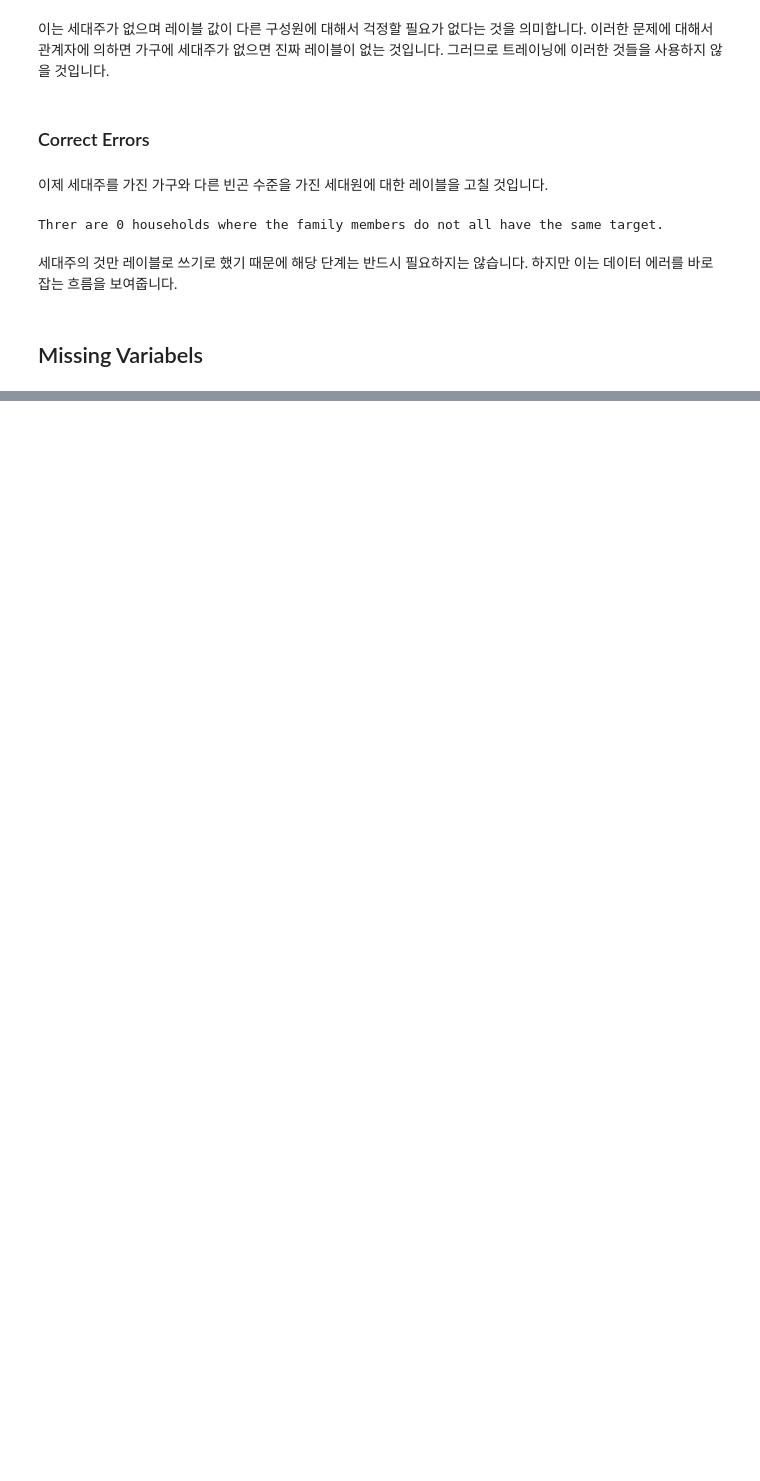
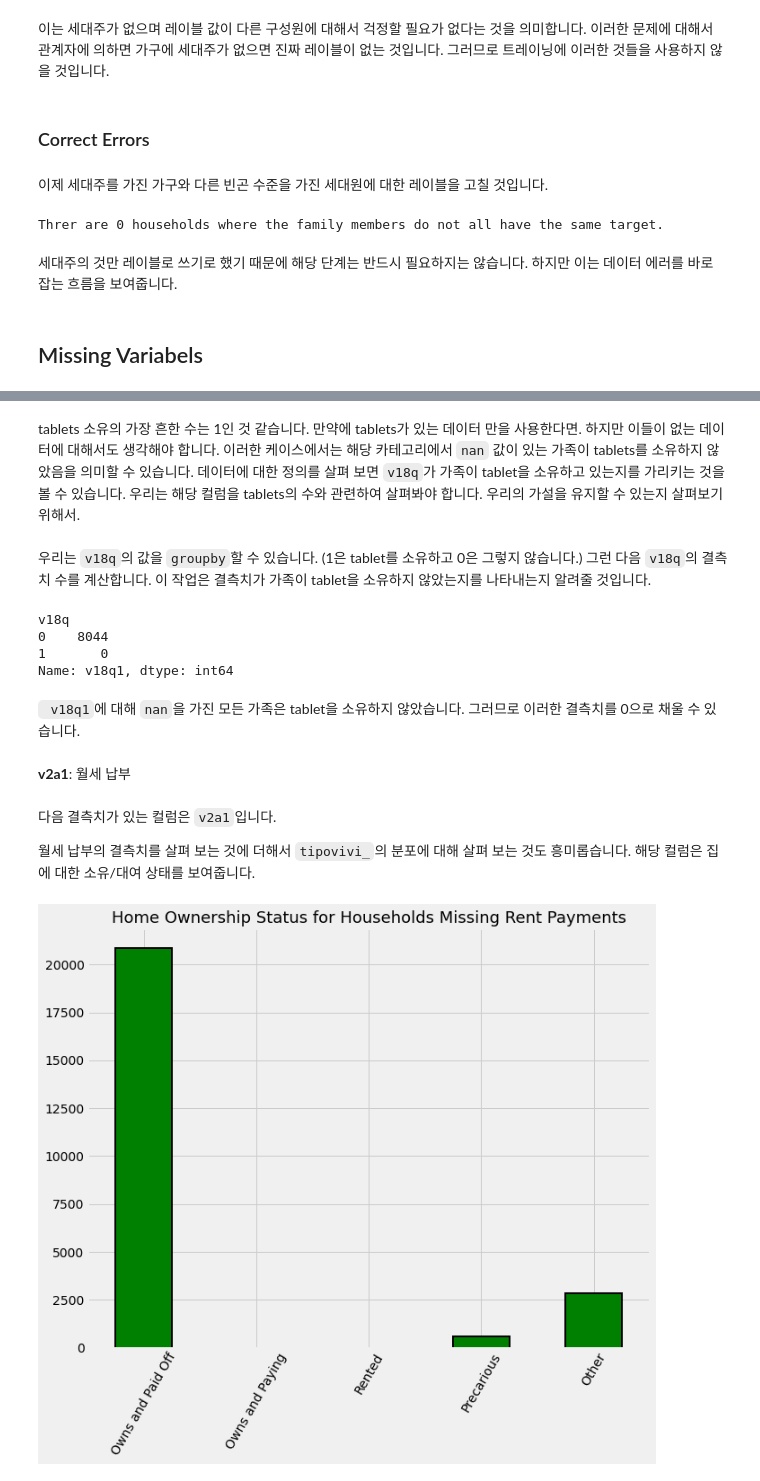
Before and after one commit to stk346/Kaggle, a Jupyter notebook: Costa Rican Household Poverty Level Prediction/A_Complete_Introduction_and_Walkthrough.ipynb, the cells around one changed output, grey strips where cells are left out. Drawn from its saved outputs; the diff is of its cells as text; code cells hidden in the pictures; blank space fills up the shorter version.

```diff
--- a/Costa Rican Household Poverty Level Prediction/A_Complete_Introduction_and_Walkthrough.ipynb
+++ b/Costa Rican Household Poverty Level Prediction/A_Complete_Introduction_and_Walkthrough.ipynb
@@ -627,0 +691,32 @@ Threr are 0 households where the family members do not all have the same target.
+# %% [markdown]
+tablets 소유의 가장 흔한 수는 1인 것 같습니다. 만약에 tablets가 있는 데이터 만을 사용한다면. 하지만 이들이 없는 데이터에 대해서도 생각해야 합니다. 이러한 케이스에서는 해당 카테고리에서 `nan` 값이 있는 가족이 tablets를 소유하지 않았음을 의미할 수 있습니다. 데이터에 대한 정의를 살펴 보면 `v18q`가 가족이 tablet을 소유하고 있는지를 가리키는 것을 볼 수 있습니다. 우리는 해당 컬럼을 tablets의 수와 관련하여 살펴봐야 합니다. 우리의 가설을 유지할 수 있는지 살펴보기 위해서.
+# %% [markdown]
+우리는 `v18q`의 값을 `groupby`할 수 있습니다. (1은 tablet를 소유하고 0은 그렇지 않습니다.) 그런 다음 `v18q`의 결측치 수를 계산합니다. 이 작업은 결측치가 가족이 tablet을 소유하지 않았는지를 나타내는지 알려줄 것입니다.
+# %%
+heads.groupby('v18q')['v18q1'].apply(lambda x: x.isnull().sum())
+# %% [output]
+v18q
+0    8044
+1       0
+Name: v18q1, dtype: int64
+# %% [markdown]
+` v18q1`에 대해 `nan`을 가진 모든 가족은 tablet을 소유하지 않았습니다. 그러므로 이러한 결측치를 0으로 채울 수 있습니다.
+# %%
+data['v18q1'] = data['v18q1'].fillna(0)
+# %% [markdown]
+**v2a1**: 월세 납부
+# %% [markdown]
+다음 결측치가 있는 컬럼은 `v2a1`입니다.
+
+월세 납부의 결측치를 살펴 보는 것에 더해서 `tipovivi_`의 분포에 대해 살펴 보는 것도 흥미롭습니다. 해당 컬럼은 집에 대한 소유/대여 상태를 보여줍니다.
+# %%
+# Variables indicating home ownership
+# tipovivi_1, tipovivi_2, tipovivi_3, tipovivi_4, tipovivi_5
+own_variables = [x for x in data if x.startswith('tipo')]
+
+# Plot of the home ownership variables for home missing rent payment
+data.loc[data['v2a1'].isnull(), own_variables].sum().plot.bar(figsize = (10, 8), color = 'green', edgecolor = 'k', linewidth = 2);
+plt.xticks([0, 1, 2, 3, 4], ['Owns and Paid Off', 'Owns and Paying', 'Rented', 'Precarious', 'Other'], rotation = 60)
+plt.title('Home Ownership Status for Households Missing Rent Payments', size = 18);
+# %% [output]
+[figure, added]
```
Also changed, not shown: parts of 24 cells of this notebook.
